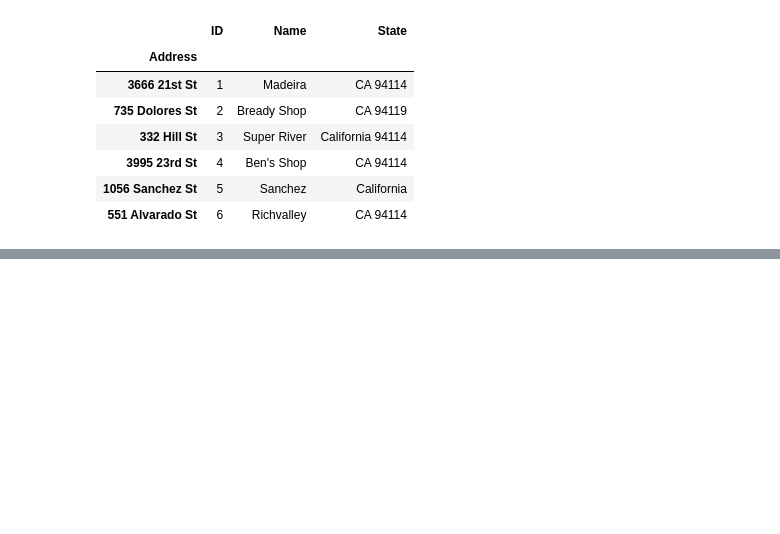
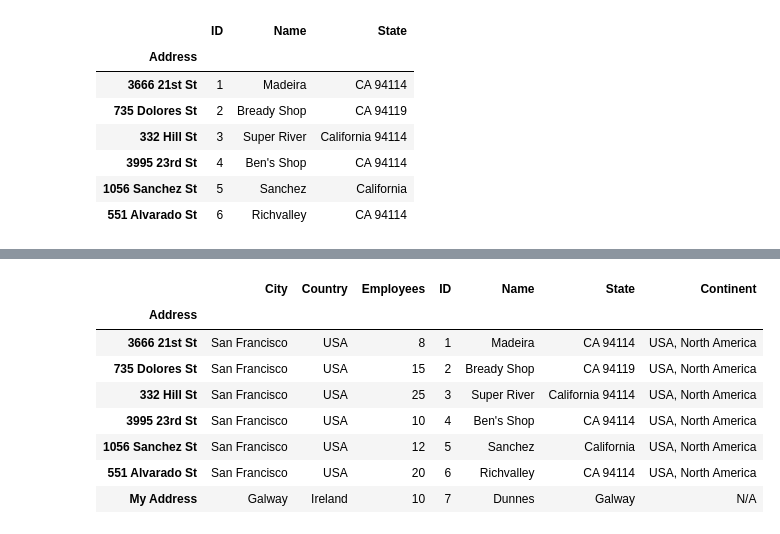
Before and after one commit to DillonWard/10-Practical-Python-Apps, a Jupyter notebook: data-analysis/Pandas Data and File Handling.ipynb, the cells around one changed output, grey strips where cells are left out. Cells and saved outputs as stored; diff of their text form; code cells hidden in the pictures; blank space fills up the shorter version.

```diff
--- a/data-analysis/Pandas Data and File Handling.ipynb
+++ b/data-analysis/Pandas Data and File Handling.ipynb
@@ -140,0 +152,4 @@ df4.drop(df4.columns[0:3],1)
+# %%
+# adding a new row - instead of writing 'North America' 5 times use the shape of the table
+df4["Continent"]=df4.shape[0]*["North America"]
+df4
@@ -140,0 +165,4 @@ df4.drop(df4.columns[0:3],1)
+# %%
+# updating a column
+df4["Continent"]=df4["Country"]+ ", " + "North America"
+df4
@@ -140,0 +178,4 @@ df4.drop(df4.columns[0:3],1)
+# %%
+# creating a variable for the transpose of the table - rows and columns switch
+df4_t=df4.T
+df4_t
@@ -140,0 +191,3 @@ df4.drop(df4.columns[0:3],1)
+# %%
+df4_t["My Address"]=["Galway", "Ireland", 10, 7, "Dunnes", "Galway", "N/A"]
+df4_t
@@ -140,0 +203,14 @@ df4.drop(df4.columns[0:3],1)
+# %%
+# switches the rows and columns around again and the new row is added
+df4=df4_t.T
+df4
+# %% [output]
+|  | City | Country | Employees | ID | Name | State | Continent |
+| Address |  |  |  |  |  |  |  |
+| 3666 21st St | San Francisco | USA | 8 | 1 | Madeira | CA 94114 | USA, North America |
+| 735 Dolores St | San Francisco | USA | 15 | 2 | Bready Shop | CA 94119 | USA, North America |
+| 332 Hill St | San Francisco | USA | 25 | 3 | Super River | California 94114 | USA, North America |
+| 3995 23rd St | San Francisco | USA | 10 | 4 | Ben's Shop | CA 94114 | USA, North America |
+| 1056 Sanchez St | San Francisco | USA | 12 | 5 | Sanchez | California | USA, North America |
+| 551 Alvarado St | San Francisco | USA | 20 | 6 | Richvalley | CA 94114 | USA, North America |
+| My Address | Galway | Ireland | 10 | 7 | Dunnes | Galway | N/A |
```
Also changed, not shown: parts of 5 cells of this notebook.
